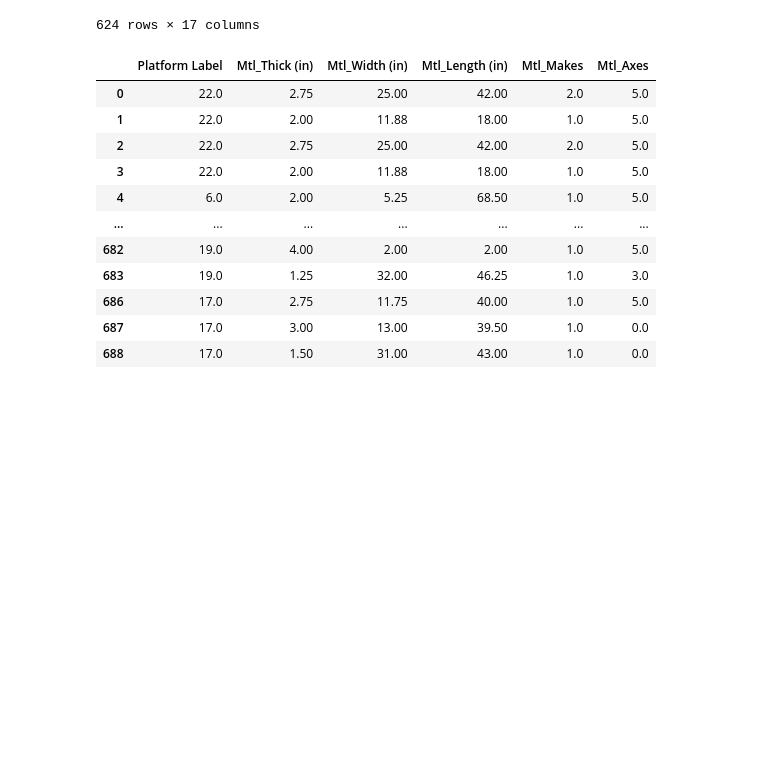
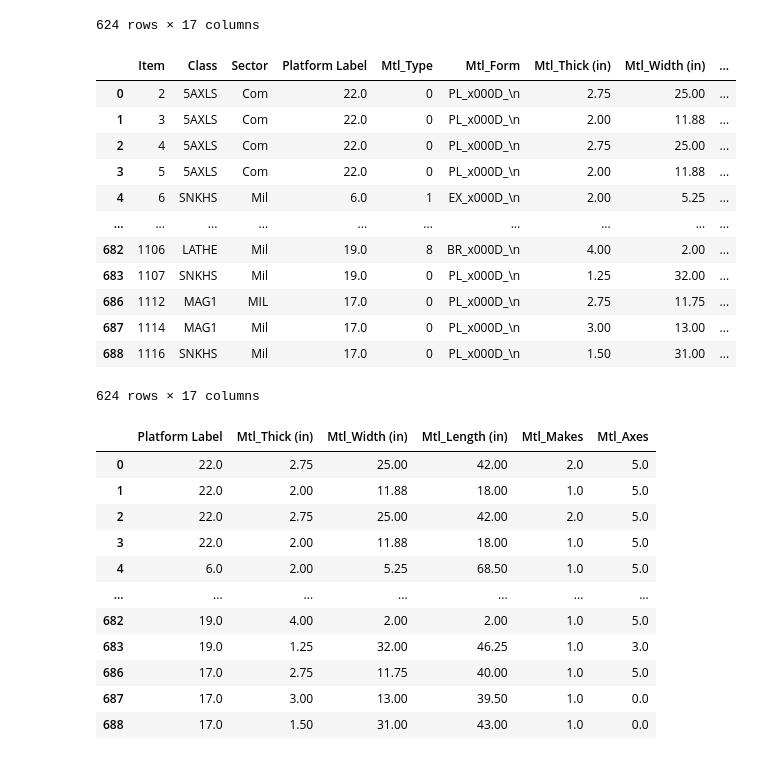
Before and after one commit to psriraj17/ML_AirplaneParts, a Jupyter notebook: airplaneparts.ipynb, the cells around one changed output. Cells and saved outputs as stored; diff of their text form; code cells hidden in the pictures; blank space fills up the shorter version.

```diff
--- a/airplaneparts.ipynb
+++ b/airplaneparts.ipynb
@@ -32,6 +39,24 @@ Data
 | 687 | 1114 | MAG1 | Mil | 17.0 | Al_x000D_\n | PL_x000D_\n | 3.00 | 13.00 | ... |
 | 688 | 1116 | SNKHS | Mil | 17.0 | Al_x000D_\n | PL_x000D_\n | 1.50 | 31.00 | ... |
 624 rows × 17 columns
+# %%
+Data['Mtl_Type'] = pd.factorize(Data['Mtl_Type'])[0]
+# %%
+Data
+# %% [output]
+|  | Item | Class | Sector | Platform Label | Mtl_Type | Mtl_Form | Mtl_Thick (in) | Mtl_Width (in) | ... |
+| 0 | 2 | 5AXLS | Com | 22.0 | 0 | PL_x000D_\n | 2.75 | 25.00 | ... |
+| 1 | 3 | 5AXLS | Com | 22.0 | 0 | PL_x000D_\n | 2.00 | 11.88 | ... |
+| 2 | 4 | 5AXLS | Com | 22.0 | 0 | PL_x000D_\n | 2.75 | 25.00 | ... |
+| 3 | 5 | 5AXLS | Com | 22.0 | 0 | PL_x000D_\n | 2.00 | 11.88 | ... |
+| 4 | 6 | SNKHS | Mil | 6.0 | 1 | EX_x000D_\n | 2.00 | 5.25 | ... |
+| ... | ... | ... | ... | ... | ... | ... | ... | ... | ... |
+| 682 | 1106 | LATHE | Mil | 19.0 | 8 | BR_x000D_\n | 4.00 | 2.00 | ... |
+| 683 | 1107 | SNKHS | Mil | 19.0 | 0 | PL_x000D_\n | 1.25 | 32.00 | ... |
+| 686 | 1112 | MAG1 | MIL | 17.0 | 0 | PL_x000D_\n | 2.75 | 11.75 | ... |
+| 687 | 1114 | MAG1 | Mil | 17.0 | 0 | PL_x000D_\n | 3.00 | 13.00 | ... |
+| 688 | 1116 | SNKHS | Mil | 17.0 | 0 | PL_x000D_\n | 1.50 | 31.00 | ... |
+624 rows × 17 columns
 # %%
 numerical_data = Data[['Platform Label','Mtl_Thick (in)','Mtl_Width (in)','Mtl_Length (in)','Mtl_Makes','Mtl_Axes']]
 #numerical_data = numerical_data[:-1]
```
Also changed, not shown: parts of 16 cells of this notebook.
